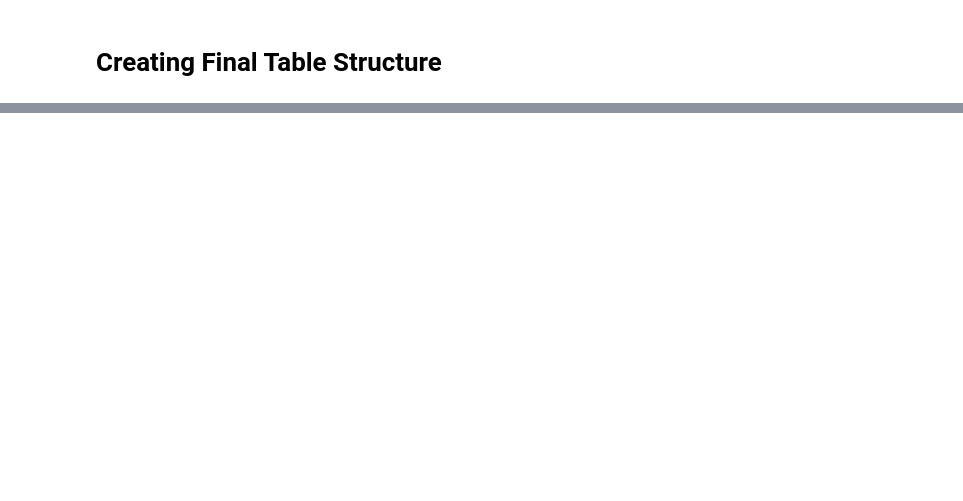
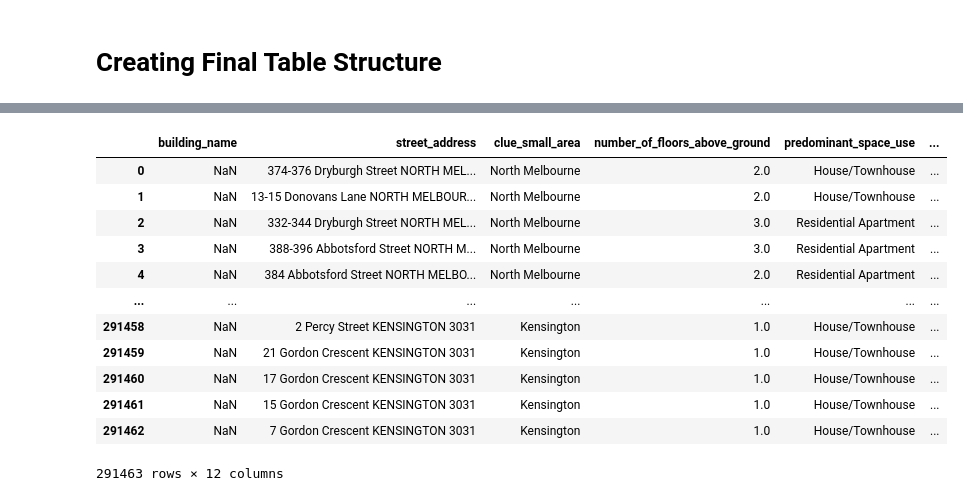
Before and after one commit to CherianK/mobility_mate, a Jupyter notebook: assets/data_preprocessing/dw_buildingdata.ipynb, the cells around one changed output, grey strips where cells are left out. Saved outputs shown, nothing was run; the diff lists cells and outputs as text; code cells hidden in the pictures; blank space fills up the shorter version.

Commit message:
Initial mongodb prep for building data

```diff
--- a/assets/data_preprocessing/dw_buildingdata.ipynb
+++ b/assets/data_preprocessing/dw_buildingdata.ipynb
@@ -59,2 +43,22 @@ toilet_df
 # %% [markdown]
 # Creating Final Table Structure
+# %%
+import numpy as np
+
+# Create a mapping dictionary
+ramp_mapping = {
+    'Building is not considered to be publicly accessible so access has not been rated': 'no',
+    'Main Entrance is at grade and has no steps or ramp': 'yes',
+    'Main Entrance has ramp': 'yes',
+    'Entrance(s) have limited access via a small lip or a steep ramp': 'limited',
+    'All entrances have steps': 'no',
+    'Configuration of entrance does not fit into any of the other categories': 'no',
+    'Main entrance has steps; Alternative entrance is step free or has ramp': 'no',
+    np.nan: 'no',
+    'Access has not been rated': 'no'
+}
+
+# Mapping the accessibility_type_descriptions
+building_df['ramp'] = building_df['accessibility_type_description'].map(ramp_mapping)
+
+building_df
@@ -60,0 +79,32 @@ toilet_df
+# %%
+# Create a mapping dictionary for alternate entrance
+alternate_entrance_mapping = {
+    'Building is not considered to be publicly accessible so access has not been rated': 'no',
+    'Main Entrance is at grade and has no steps or ramp': 'no',
+    'Main Entrance has ramp': 'no',
+    'Entrance(s) have limited access via a small lip or a steep ramp': 'no',
+    'All entrances have steps': 'no',
+    'Configuration of entrance does not fit into any of the other categories': 'no',
+    'Main entrance has steps; Alternative entrance is step free or has ramp': 'yes',
+    np.nan: 'no',
+    'Access has not been rated': 'no'
+}
+
+# Mapping the accessibility_type_descriptions
+building_df['alternate_entrance'] = building_df['accessibility_type_description'].map(alternate_entrance_mapping)
+
+building_df
+# %% [output]
+|  | building_name | street_address | clue_small_area | number_of_floors_above_ground | predominant_space_use | ... |
+| 0 | NaN | 374-376 Dryburgh Street NORTH MEL... | North Melbourne | 2.0 | House/Townhouse | ... |
+| 1 | NaN | 13-15 Donovans Lane NORTH MELBOUR... | North Melbourne | 2.0 | House/Townhouse | ... |
+| 2 | NaN | 332-344 Dryburgh Street NORTH MEL... | North Melbourne | 3.0 | Residential Apartment | ... |
+| 3 | NaN | 388-396 Abbotsford Street NORTH M... | North Melbourne | 3.0 | Residential Apartment | ... |
+| 4 | NaN | 384 Abbotsford Street NORTH MELBO... | North Melbourne | 2.0 | Residential Apartment | ... |
+| ... | ... | ... | ... | ... | ... | ... |
+| 291458 | NaN | 2 Percy Street KENSINGTON 3031 | Kensington | 1.0 | House/Townhouse | ... |
+| 291459 | NaN | 21 Gordon Crescent KENSINGTON 3031 | Kensington | 1.0 | House/Townhouse | ... |
+| 291460 | NaN | 17 Gordon Crescent KENSINGTON 3031 | Kensington | 1.0 | House/Townhouse | ... |
+| 291461 | NaN | 15 Gordon Crescent KENSINGTON 3031 | Kensington | 1.0 | House/Townhouse | ... |
+| 291462 | NaN | 7 Gordon Crescent KENSINGTON 3031 | Kensington | 1.0 | House/Townhouse | ... |
+291463 rows × 12 columns
```
Also changed, not shown: parts of 5 cells of this notebook.
